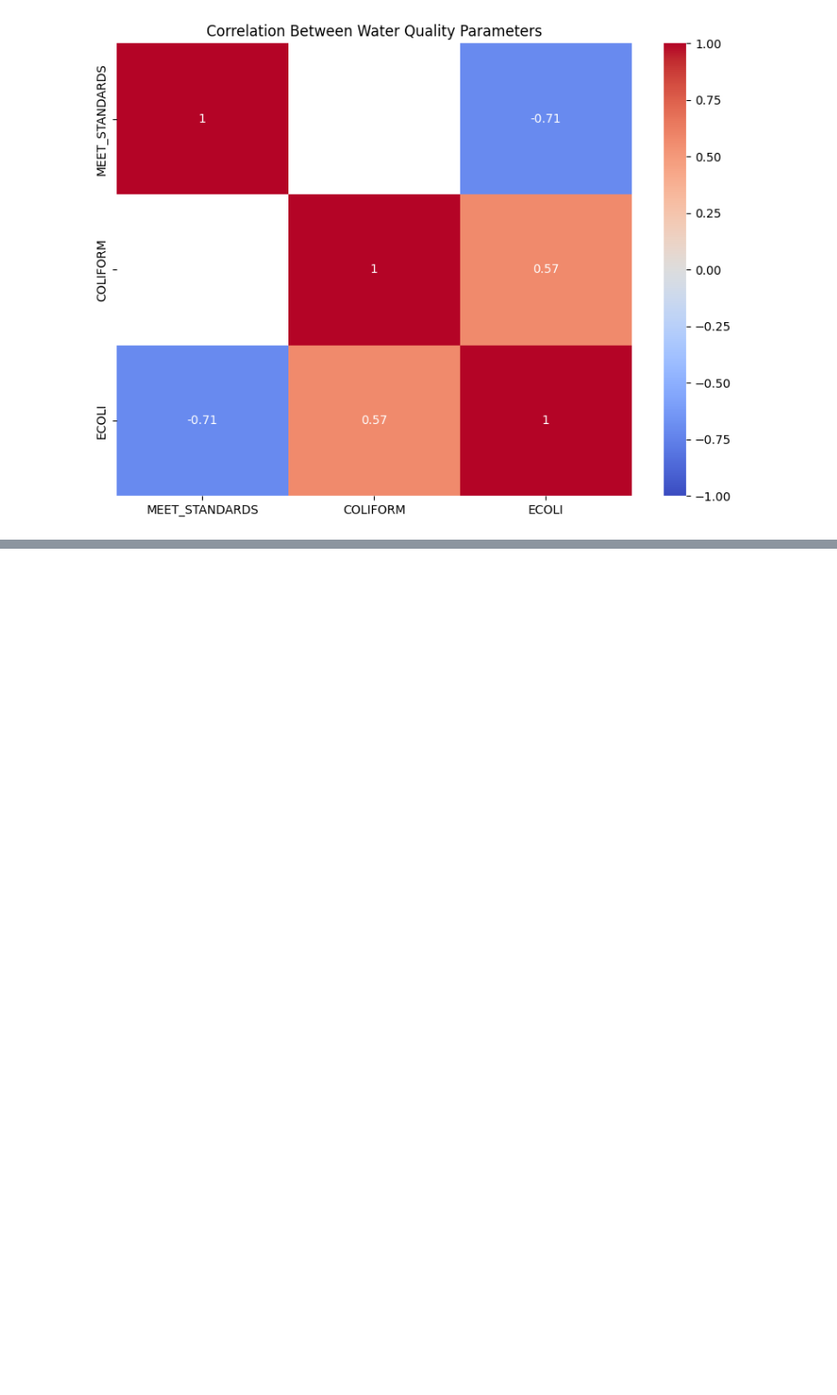
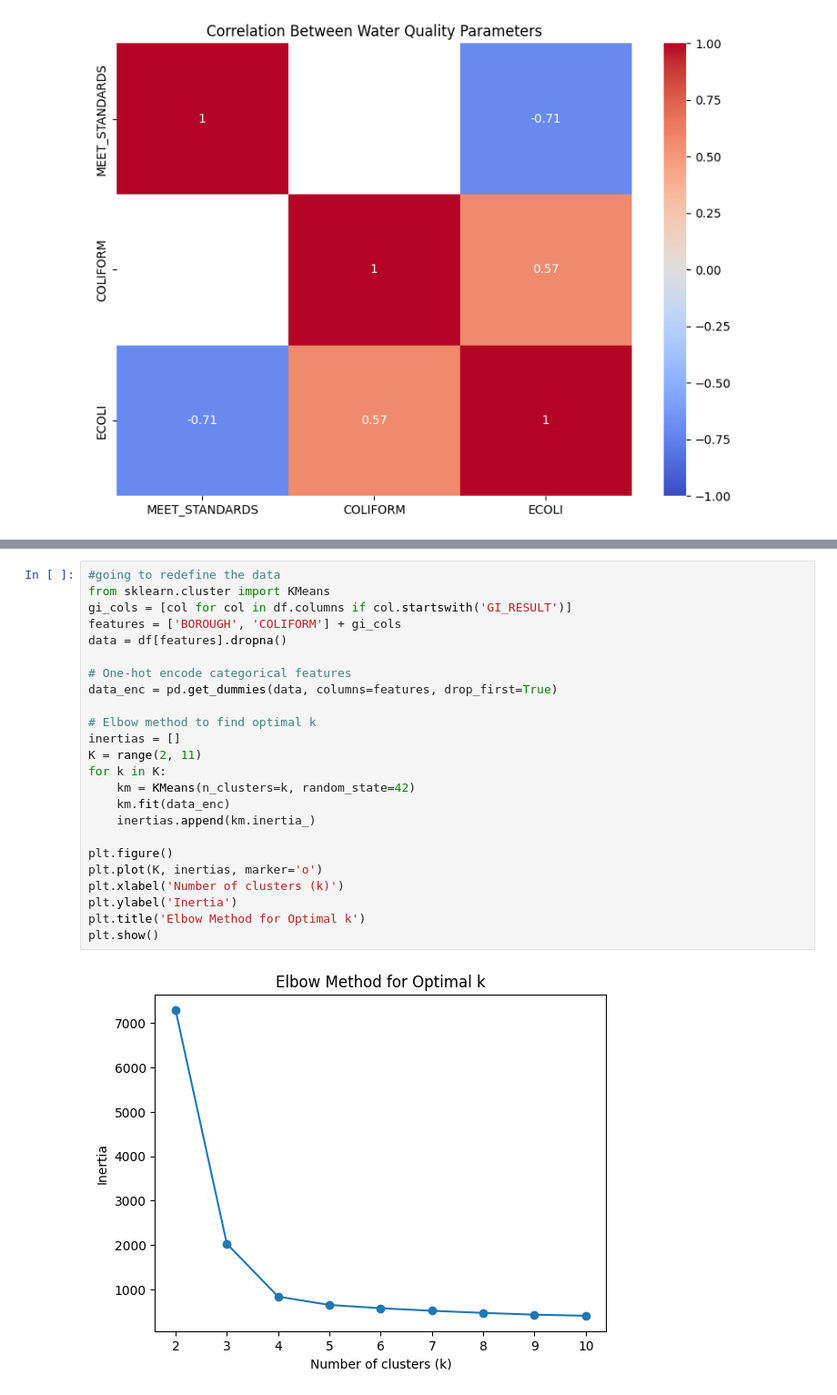
Before and after one commit to OffensiveGeneric/447FinalProj, a Jupyter notebook: data_explore.ipynb, the cells around one changed output, grey strips where cells are left out. Shown at 91% size. Cells and saved outputs as stored; diff of their text form; blank space fills up the shorter version.

Commit message:
feat: added kmeans clustering of boroughs docs: added hypothesis, methodology, and comments

```diff
--- a/data_explore.ipynb
+++ b/data_explore.ipynb
@@ -284,0 +336,26 @@ plt.show()
+# %%
+#going to redefine the data
+from sklearn.cluster import KMeans
+gi_cols = [col for col in df.columns if col.startswith('GI_RESULT')]
+features = ['BOROUGH', 'COLIFORM'] + gi_cols
+data = df[features].dropna()
+
+# One-hot encode categorical features
+data_enc = pd.get_dummies(data, columns=features, drop_first=True)
+
+# Elbow method to find optimal k
+inertias = []
+K = range(2, 11)
+for k in K:
+    km = KMeans(n_clusters=k, random_state=42)
+    km.fit(data_enc)
+    inertias.append(km.inertia_)
+
+plt.figure()
+plt.plot(K, inertias, marker='o')
+plt.xlabel('Number of clusters (k)')
+plt.ylabel('Inertia')
+plt.title('Elbow Method for Optimal k')
+plt.show()
+# %% [output]
+[figure, added]
```
Also changed, not shown: parts of 16 cells of this notebook.
